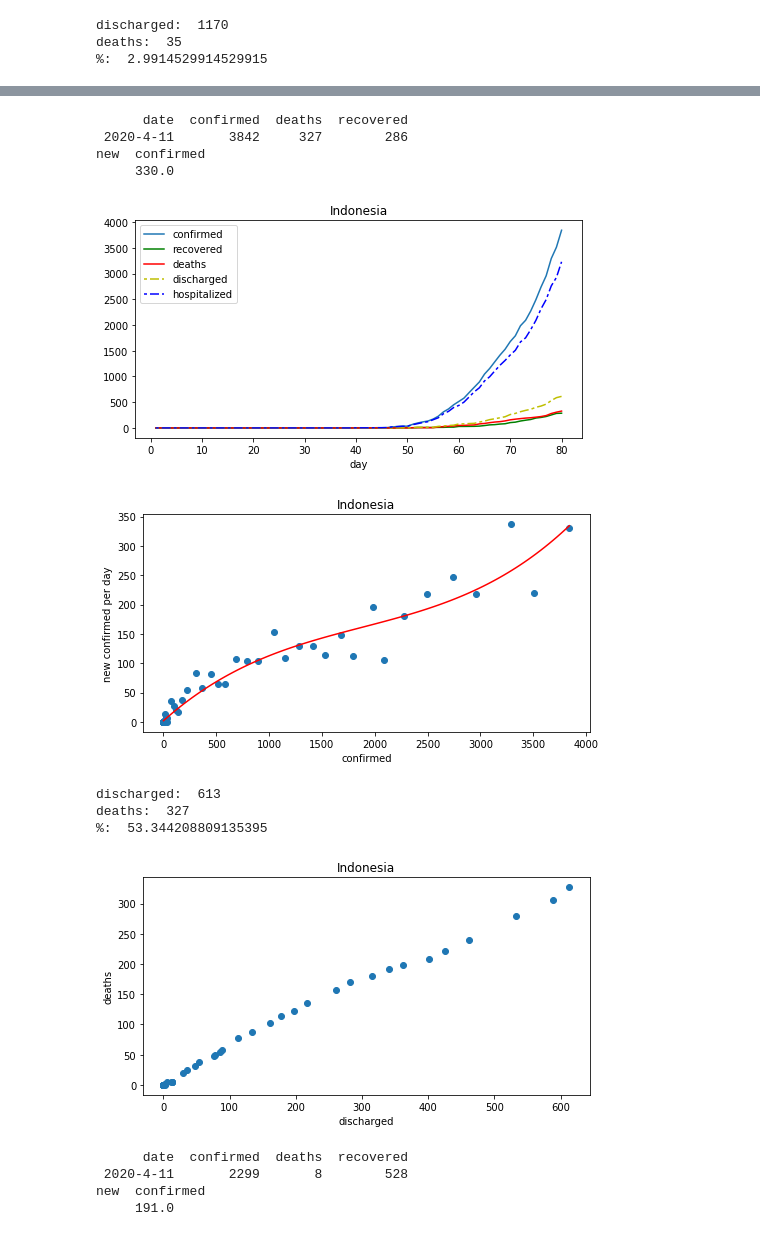
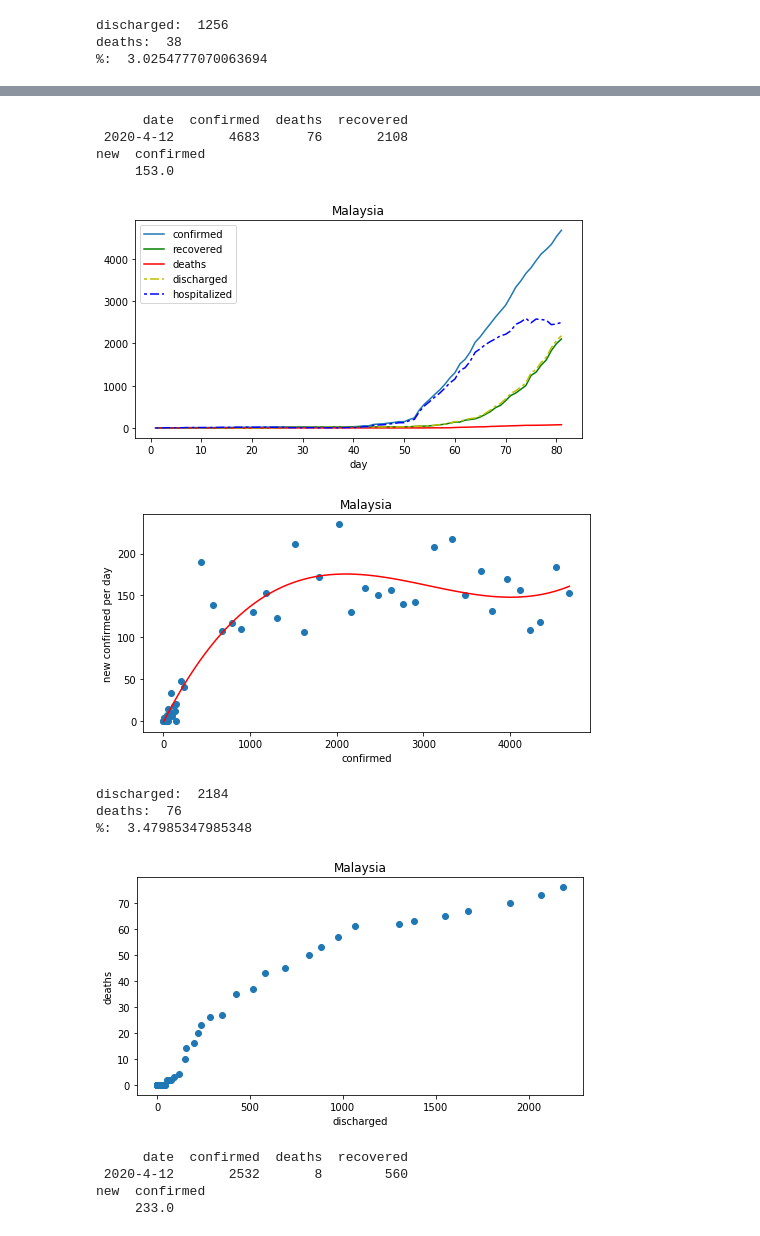
Before and after one commit to chartchuo/notebook, a Jupyter notebook: covid-19/covid-19-share.ipynb, the cells around one changed output, grey strips where cells are left out. Saved outputs shown, nothing was run; the diff lists cells and outputs as text; code cells hidden in the pictures.

```diff
--- a/covid-19/covid-19-share.ipynb
+++ b/covid-19/covid-19-share.ipynb
@@ -47,5 +47,5 @@ def plot_country(country):
     plt.ylabel('deaths')
     plt.show()
 # %%
-for c in json.columns:
-    print(c)
+# for c in json.columns:
+#     print(c)
@@ -70,5 +52,5 @@ Yemen
 # %%
-for c in ['Thailand','Indonesia','Singapore','US','China','Korea, South','Italy','Spain']:
+for c in ['Thailand','Malaysia','Singapore','Indonesia','US','China','Korea, South','Italy','Spain']:
     plot_country(c)
 # %% [output]
       date  confirmed  deaths  recovered
@@ -80,3 +62,3 @@ new  confirmed
-discharged:  1170
-deaths:  35
-%:  2.9914529914529915
+discharged:  1256
+deaths:  38
+%:  3.0254777070063694
@@ -84,14 +66,14 @@ deaths:  35
       date  confirmed  deaths  recovered
- 2020-4-11       3842     327        286
+ 2020-4-12       4683      76       2108
 new  confirmed
-     330.0
+     153.0
-[figure, old version]
+[figure, new version]
-[figure, old version]
+[figure, new version]
-discharged:  613
-deaths:  327
-%:  53.344208809135395
+discharged:  2184
+deaths:  76
+%:  3.47985347985348
-[figure, old version]
+[figure, new version]
       date  confirmed  deaths  recovered
- 2020-4-11       2299       8        528
+ 2020-4-12       2532       8        560
 new  confirmed
-     191.0
+     233.0
```
Also changed, not shown: parts of 2 cells of this notebook.
